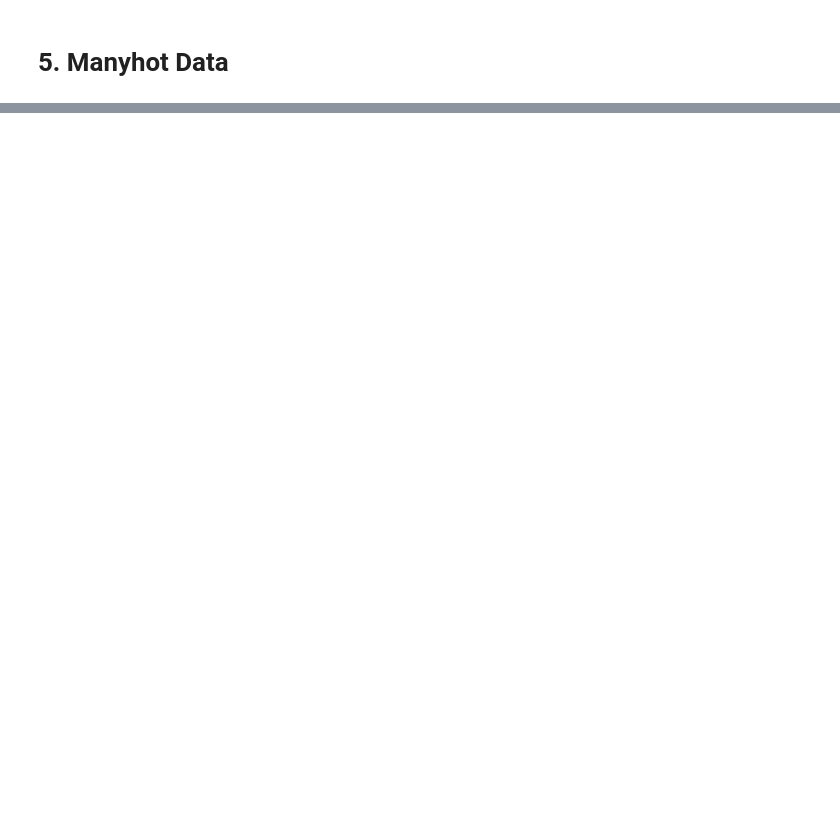
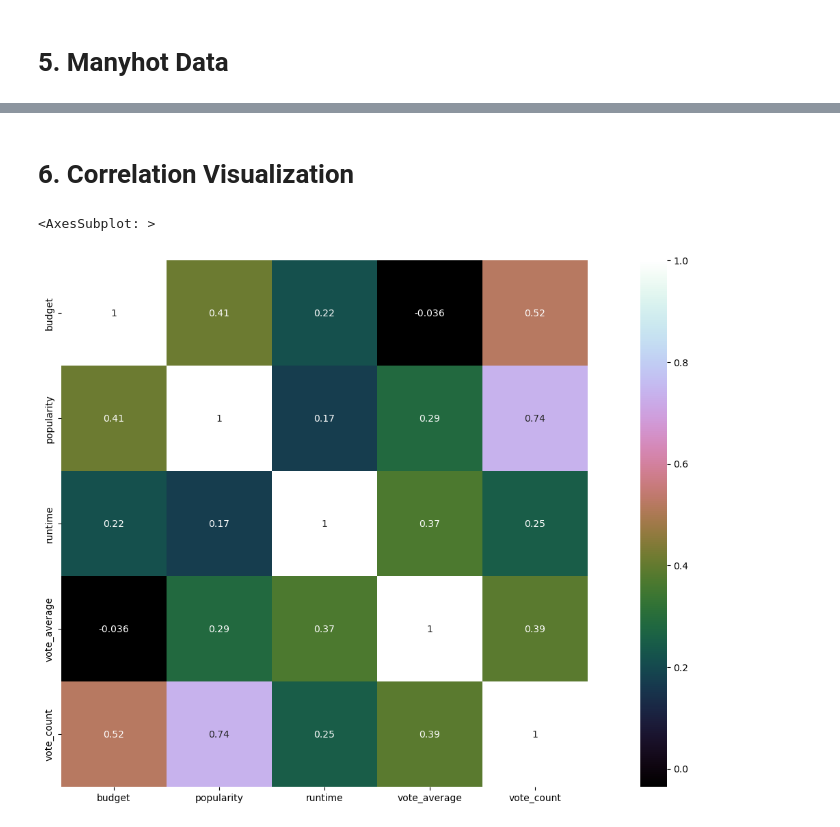
Before and after one commit to JoyceHuangEC/ORIE5741_project, a Jupyter notebook: tmdb.ipynb, the cells around one changed output, grey strips where cells are left out. Drawn from its saved outputs; the diff is of its cells as text; code cells hidden in the pictures; blank space fills up the shorter version.

```diff
--- a/tmdb.ipynb
+++ b/tmdb.ipynb
@@ -333,0 +398,9 @@ print(metrics.mean_squared_log_error(test_y, test_pred))
+# %% [markdown]
+# 6. Correlation Visualization
+# %%
+corr_mat = train_x.corr(method='pearson')
+plt.figure(figsize=(20,10))
+sns.heatmap(corr_mat,vmax=1,square=True,annot=True,cmap='cubehelix')
+# %% [output]
+<AxesSubplot: >
+[figure, added]
```
Also changed, not shown: parts of 27 cells of this notebook.
